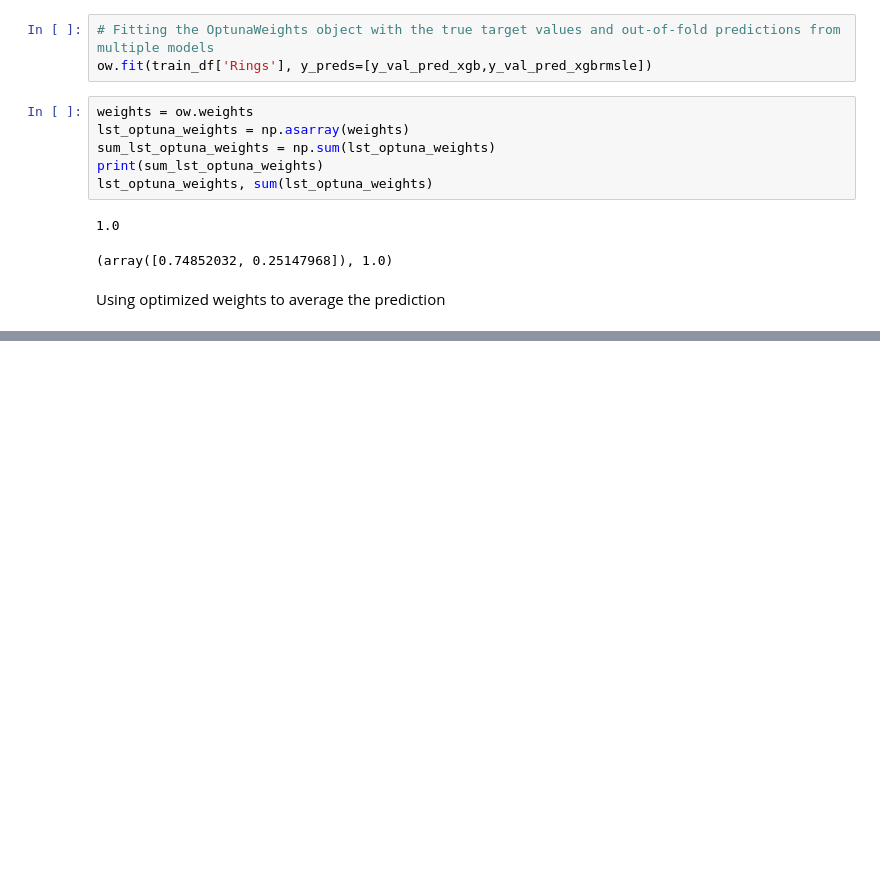
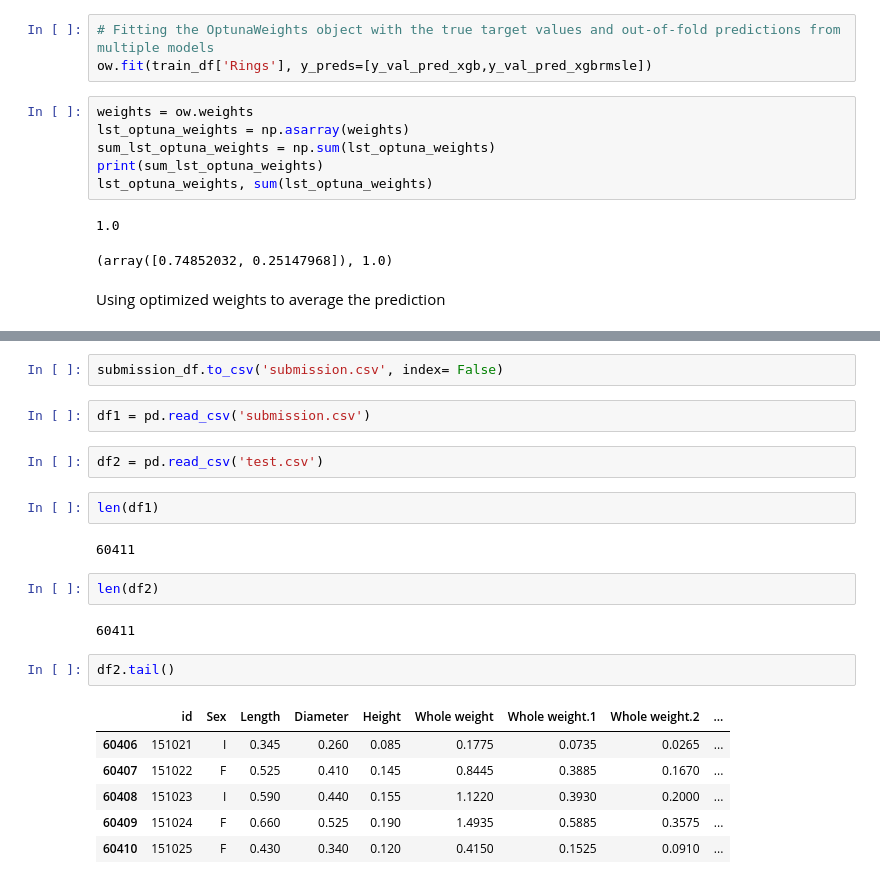
Before and after one commit to Cralsic123/Optuna-for-abalone-dataset, a Jupyter notebook: Optuna_.ipynb, the cells around one changed output, grey strips where cells are left out. Drawn from its saved outputs; the diff is of its cells as text; blank space fills up the shorter version.

```diff
--- a/Optuna_.ipynb
+++ b/Optuna_.ipynb
@@ -631,0 +730,23 @@ Using optimized weights to average the prediction
+# %%
+submission_df.to_csv('submission.csv', index= False)
+# %%
+df1 = pd.read_csv('submission.csv')
+# %%
+df2 = pd.read_csv('test.csv')
+# %%
+len(df1)
+# %% [output]
+60411
+# %%
+len(df2)
+# %% [output]
+60411
+# %%
+df2.tail()
+# %% [output]
+|  | id | Sex | Length | Diameter | Height | Whole weight | Whole weight.1 | Whole weight.2 | ... |
+| 60406 | 151021 | I | 0.345 | 0.260 | 0.085 | 0.1775 | 0.0735 | 0.0265 | ... |
+| 60407 | 151022 | F | 0.525 | 0.410 | 0.145 | 0.8445 | 0.3885 | 0.1670 | ... |
+| 60408 | 151023 | I | 0.590 | 0.440 | 0.155 | 1.1220 | 0.3930 | 0.2000 | ... |
+| 60409 | 151024 | F | 0.660 | 0.525 | 0.190 | 1.4935 | 0.5885 | 0.3575 | ... |
+| 60410 | 151025 | F | 0.430 | 0.340 | 0.120 | 0.4150 | 0.1525 | 0.0910 | ... |
```
Also changed, not shown: parts of 29 cells of this notebook.
